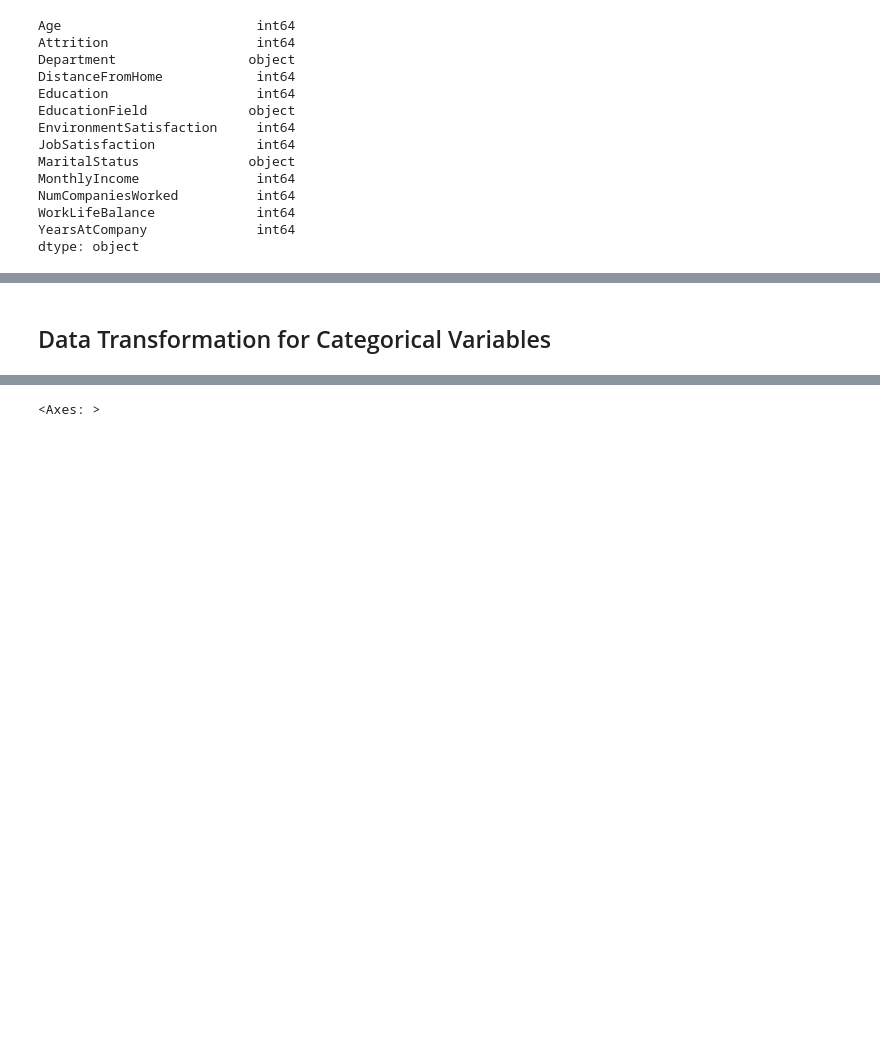
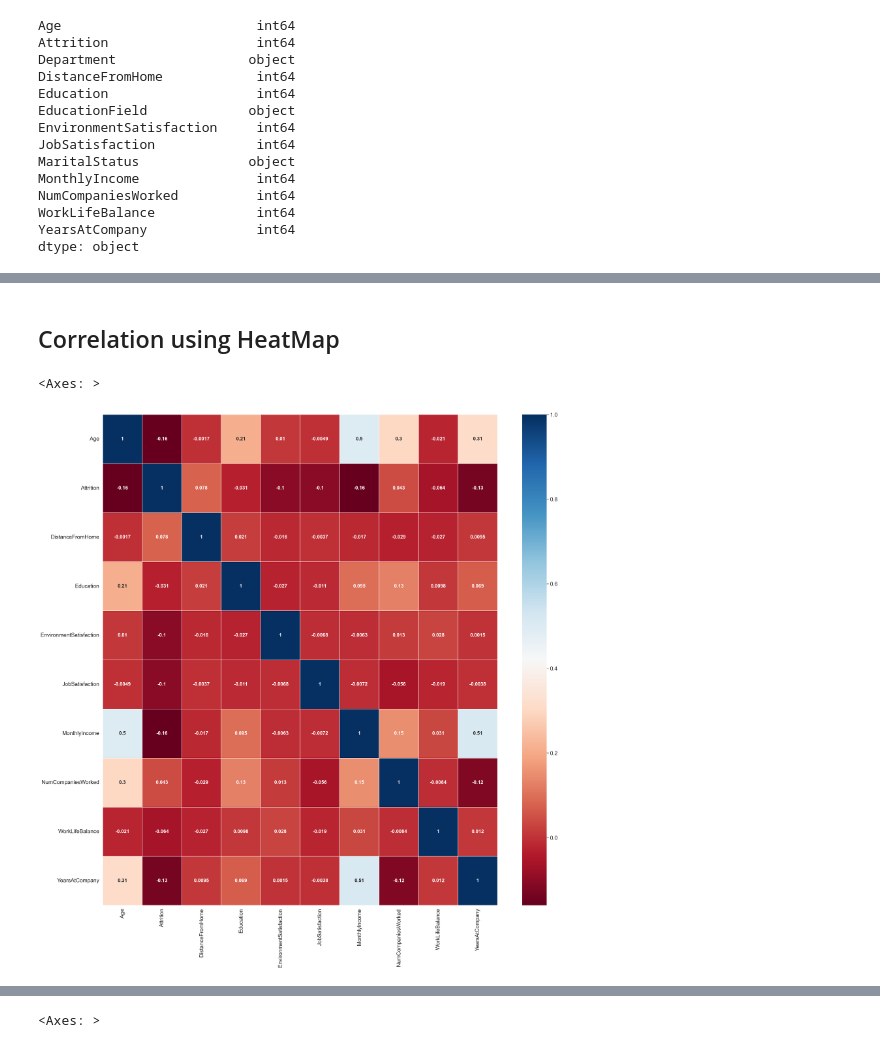
Before and after one commit to sayantansatpati/ewmba_haas, a Jupyter notebook: dd/attrition.ipynb, the cells around one changed output, grey strips where cells are left out. Cells and saved outputs as stored; diff of their text form; code cells hidden in the pictures; blank space fills up the shorter version.

```diff
--- a/dd/attrition.ipynb
+++ b/dd/attrition.ipynb
@@ -231,2 +233,13 @@ Name: EducationField, dtype: int64
 # %% [markdown]
-## Data Transformation for Categorical Variables
+## Correlation using HeatMap
+# %%
+sns.set(rc={'figure.figsize':(25,25)})
+sns.set(font_scale=1.4)
+sns.heatmap(df.corr(),
+            annot=True,
+            linewidth=0.5,
+            annot_kws={"size":14, "weight": "bold"},
+            cmap="RdBu")
+# %% [output]
+<Axes: >
+[figure, added]
```
Also changed, not shown: parts of 36 cells of this notebook.
